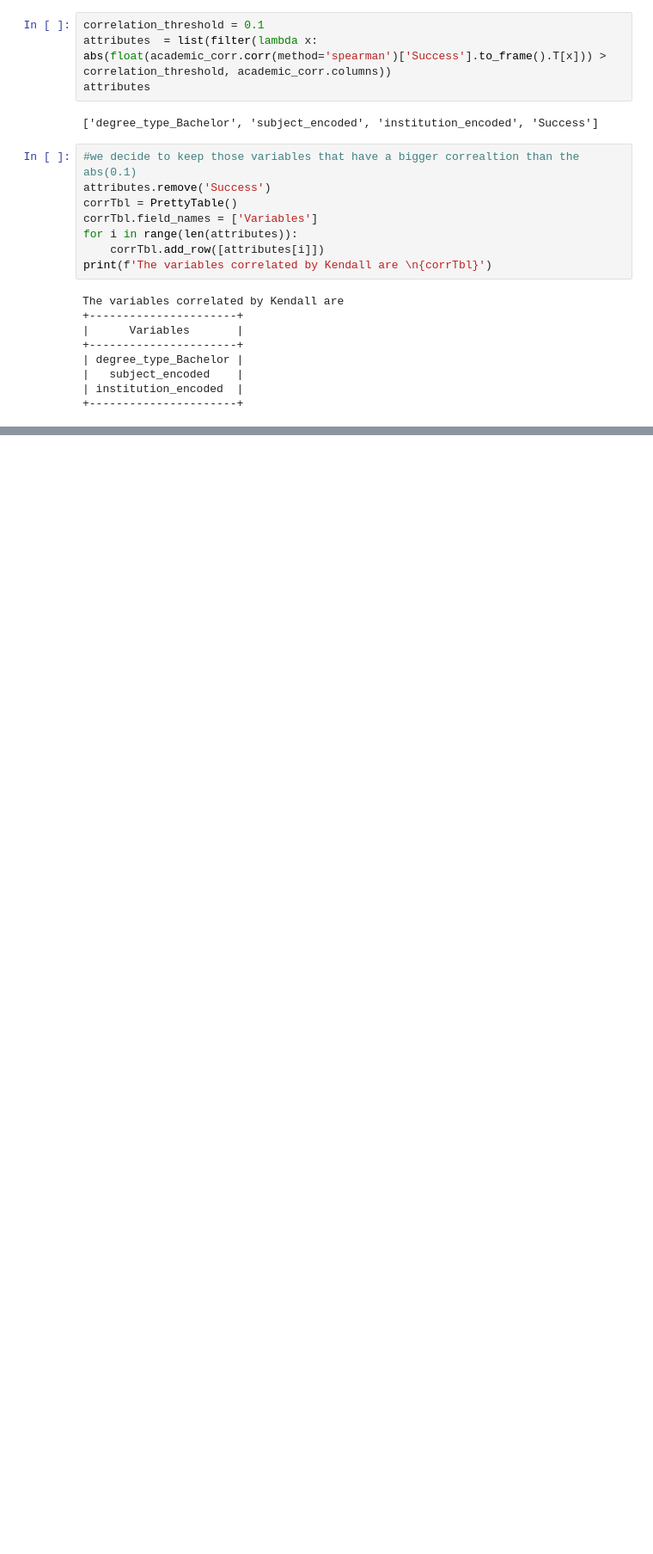
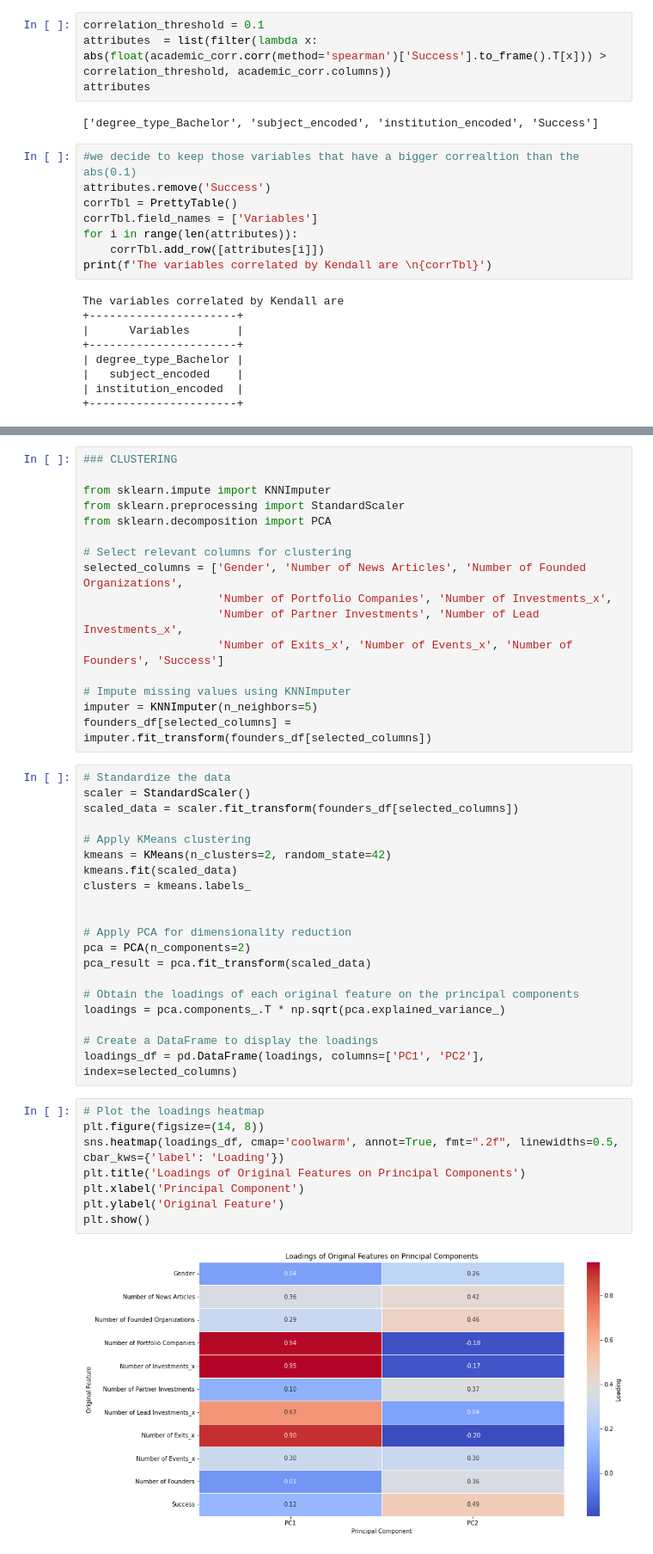
Before and after one commit to MarcLlopart/VC-Investments-Analysis, a Jupyter notebook: 3_founders.ipynb, the cells around one changed output, grey strips where cells are left out. Shown at 86% size. Cells and saved outputs as stored; diff of their text form; blank space fills up the shorter version.

Commit message:
clustering founders

```diff
--- a/3_founders.ipynb
+++ b/3_founders.ipynb
@@ -374,0 +355,46 @@ KeyError: 'subject_encoded'
+# %%
+### CLUSTERING
+
+from sklearn.impute import KNNImputer
+from sklearn.preprocessing import StandardScaler
+from sklearn.decomposition import PCA
+
+# Select relevant columns for clustering
+selected_columns = ['Gender', 'Number of News Articles', 'Number of Founded Organizations',
+                    'Number of Portfolio Companies', 'Number of Investments_x',
+                    'Number of Partner Investments', 'Number of Lead Investments_x',
+                    'Number of Exits_x', 'Number of Events_x', 'Number of Founders', 'Success']
+
+# Impute missing values using KNNImputer
+imputer = KNNImputer(n_neighbors=5)
+founders_df[selected_columns] = imputer.fit_transform(founders_df[selected_columns])
+# %%
+# Standardize the data
+scaler = StandardScaler()
+scaled_data = scaler.fit_transform(founders_df[selected_columns])
+
+# Apply KMeans clustering
+kmeans = KMeans(n_clusters=2, random_state=42)
+kmeans.fit(scaled_data)
+clusters = kmeans.labels_
+
+
+# Apply PCA for dimensionality reduction
+pca = PCA(n_components=2)
+pca_result = pca.fit_transform(scaled_data)
+
+# Obtain the loadings of each original feature on the principal components
+loadings = pca.components_.T * np.sqrt(pca.explained_variance_)
+
+# Create a DataFrame to display the loadings
+loadings_df = pd.DataFrame(loadings, columns=['PC1', 'PC2'], index=selected_columns)
+# %%
+# Plot the loadings heatmap
+plt.figure(figsize=(14, 8))
+sns.heatmap(loadings_df, cmap='coolwarm', annot=True, fmt=".2f", linewidths=0.5, cbar_kws={'label': 'Loading'})
+plt.title('Loadings of Original Features on Principal Components')
+plt.xlabel('Principal Component')
+plt.ylabel('Original Feature')
+plt.show()
+# %% [output]
+[figure, added]
```
Also changed, not shown: parts of 2 cells of this notebook.
